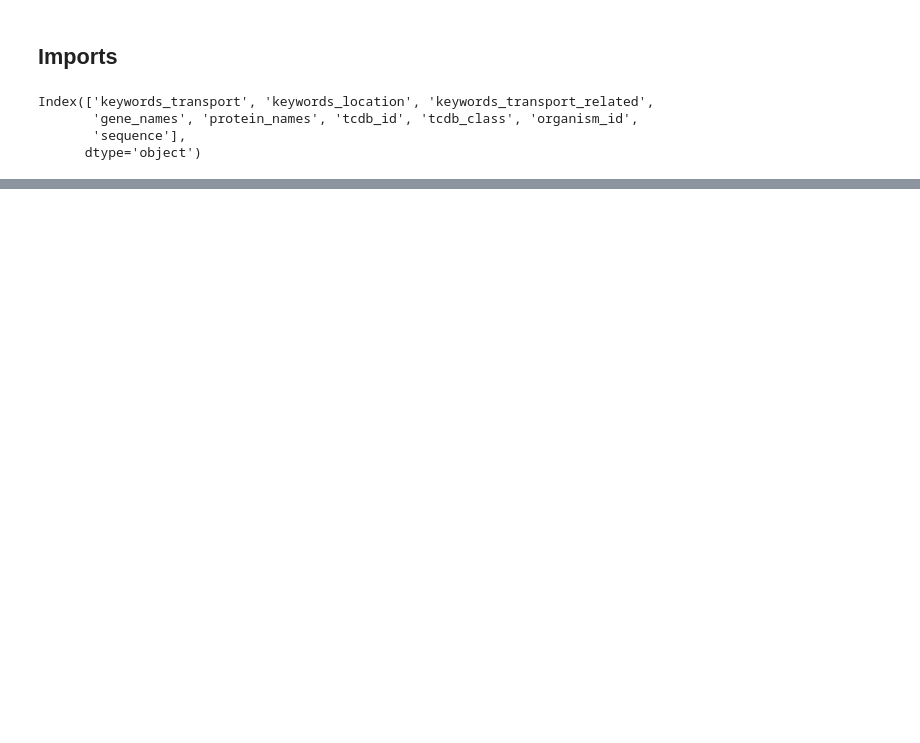
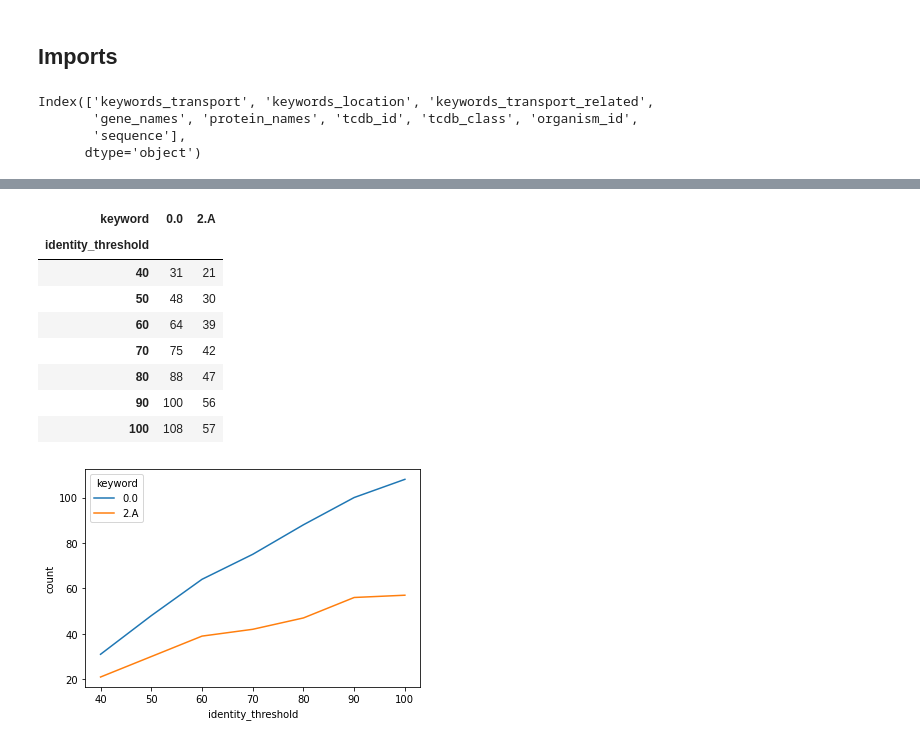
Before and after one commit to adenger/subpred3, a Jupyter notebook: notebooks/athaliana_03_clustering.ipynb, the cells around one changed output, grey strips where cells are left out. Cells and saved outputs as stored; diff of their text form; code cells hidden in the pictures; blank space fills up the shorter version.

```diff
--- a/notebooks/athaliana_03_clustering.ipynb
+++ b/notebooks/athaliana_03_clustering.ipynb
@@ -146,0 +127,19 @@ downsample_majority_class_plot(df_aac, labels, n_jobs=-1)
+# %%
+sns.lineplot(
+    data=df_stats_long[df_stats_long.kw_type == "tcdb_class"],
+    x="identity_threshold",
+    y="count",
+    hue="keyword",
+)
+pivot(df_stats_long, "tcdb_class")
+# %% [output]
+| keyword | 0.0 | 2.A |
+| identity_threshold |  |  |
+| 40 | 31 | 21 |
+| 50 | 48 | 30 |
+| 60 | 64 | 39 |
+| 70 | 75 | 42 |
+| 80 | 88 | 47 |
+| 90 | 100 | 56 |
+| 100 | 108 | 57 |
+[figure, added]
```
Also changed, not shown: parts of 36 cells of this notebook.
